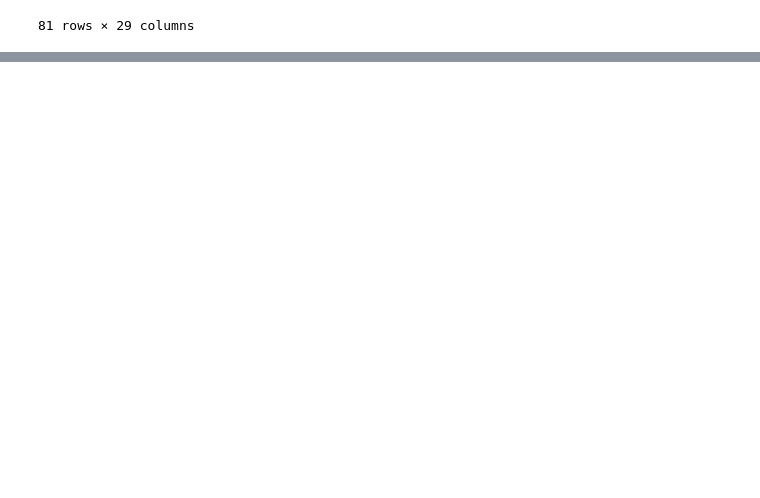
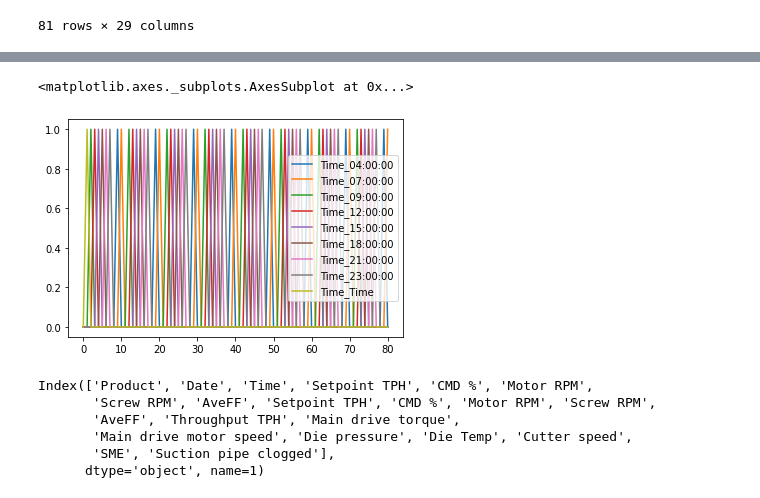
Before and after one commit to coldsober-irene/AIF-machine-learning, a Jupyter notebook: ML1.ipynb, the cells around one changed output, grey strips where cells are left out. Saved outputs shown, nothing was run; the diff lists cells and outputs as text; code cells hidden in the pictures; blank space fills up the shorter version.

```diff
--- a/ML1.ipynb
+++ b/ML1.ipynb
@@ -191,0 +319,5 @@ time_changes
+# %%
+time_changes.plot()
+# %% [output]
+<matplotlib.axes._subplots.AxesSubplot at 0x...>
+[figure, added]
@@ -191,0 +326,10 @@ time_changes
+# %%
+col = df.columns
+col
+# %% [output]
+Index(['Product', 'Date', 'Time', 'Setpoint TPH', 'CMD %', 'Motor RPM',
+       'Screw RPM', 'AveFF', 'Setpoint TPH', 'CMD %', 'Motor RPM', 'Screw RPM',
+       'AveFF', 'Throughput TPH', 'Main drive torque',
+       'Main drive motor speed', 'Die pressure', 'Die Temp', 'Cutter speed',
+       'SME', 'Suction pipe clogged'],
+      dtype='object', name=1)
```
Also changed, not shown: parts of 34 cells of this notebook.
